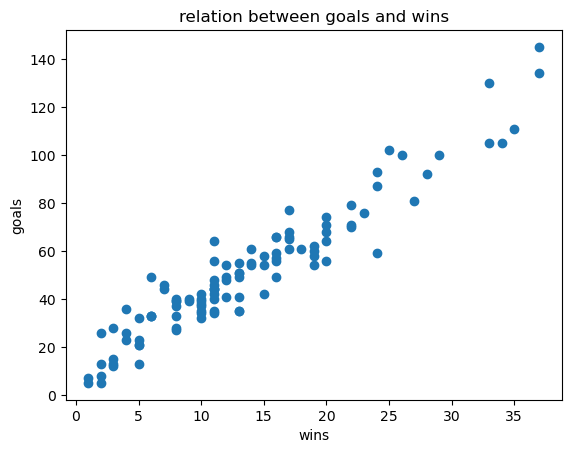
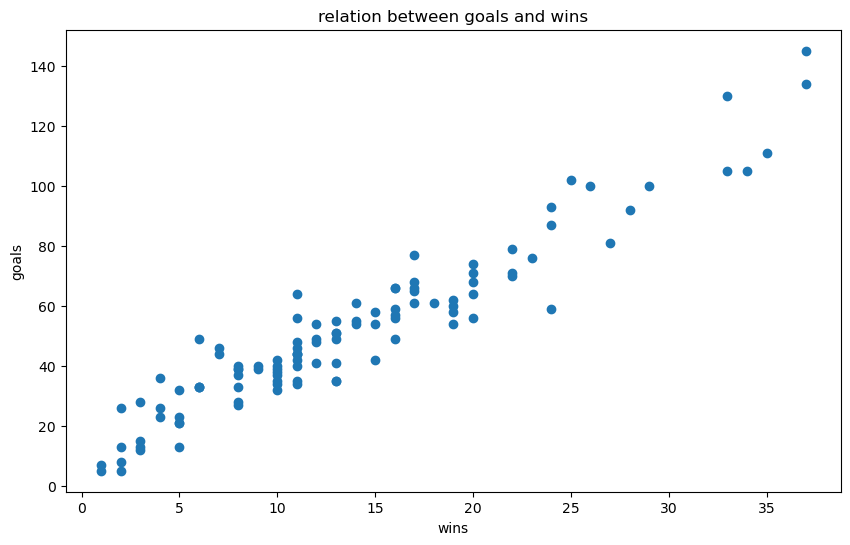
Code edit (unified diff) that turned the first committed figure into the second:
--- before
+++ after
@@ -1,3 +1,3 @@
-plt.figure()
+plt.figure(figsize=(10,6))
 plt.scatter(comparaison["wins"],comparaison["goals"])
 plt.title("relation between goals and wins")

Commit: details